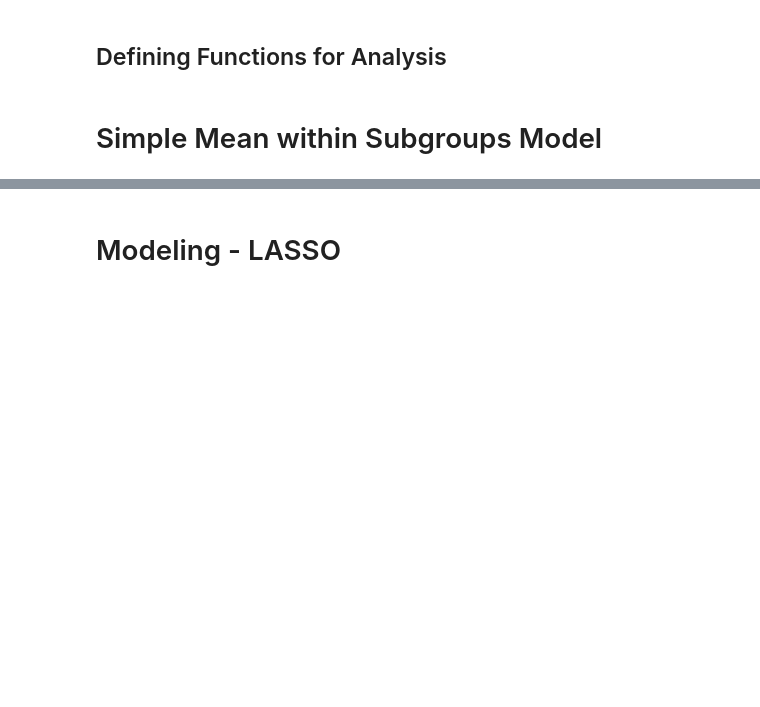
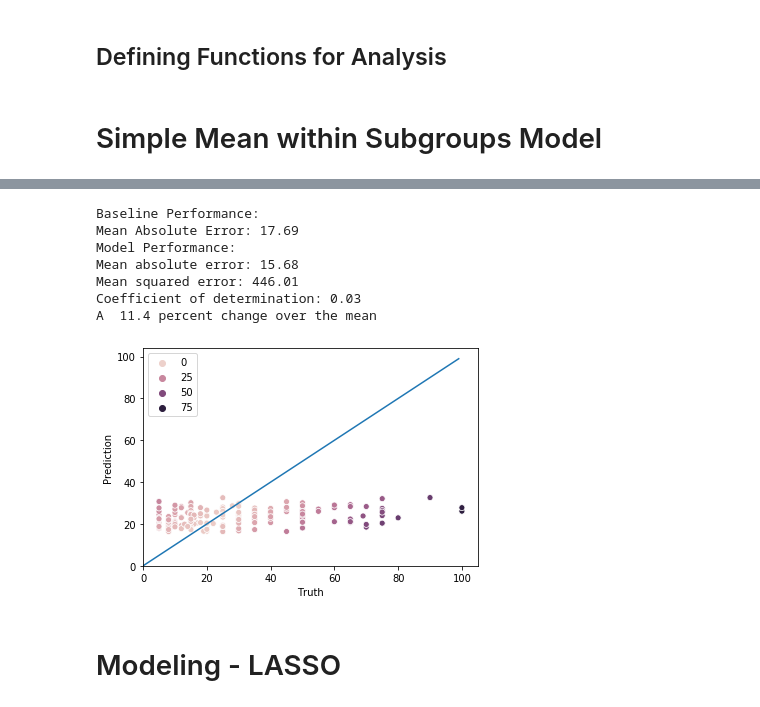
Before and after one commit to lmgibson/MyRate, a Jupyter notebook: notebooks/model_training.ipynb, the cells around one changed output, grey strips where cells are left out. Saved outputs shown, nothing was run; the diff lists cells and outputs as text; code cells hidden in the pictures; blank space fills up the shorter version.

```diff
--- a/notebooks/model_training.ipynb
+++ b/notebooks/model_training.ipynb
@@ -155,0 +156,6 @@ def plot_preds_truth(x, y):
+# %%
+# Convert Data into DMatrix
+dtest = xgb.DMatrix(X_test, label=y_test)
+dtrain = xgb.DMatrix(X_train, label=y_train)
+dtrain.save_binary((os.environ['PWD'] + '/data/cleaned/train.buffer'))
+dtest.save_binary((os.environ['PWD'] + '/data/cleaned/test.buffer'))
@@ -155,0 +242,4 @@ def plot_preds_truth(x, y):
+# %%
+# Updating params dictionary with selected values
+params['max_depth'] = 2
+params['min_child_weight'] = 12
@@ -155,0 +347,11 @@ def plot_preds_truth(x, y):
+# %%
+# Train Final Model
+model = xgb.train(
+    params,
+    dtrain,
+    num_boost_round=num_boost_round,
+    evals=[(dtest, "Test")],
+    early_stopping_rounds=10
+)
+
+print("Best MAE: {:.2f} in {} rounds".format(model.best_score, model.best_iteration+1))
@@ -155,0 +376,8 @@ def plot_preds_truth(x, y):
+# %%
+num_boost_round = model.best_iteration + 1
+best_model = xgb.train(
+    params,
+    dtrain,
+    num_boost_round=num_boost_round,
+    evals=[(dtest, "Test")]
+)
@@ -156,3 +402,21 @@ def plot_preds_truth(x, y):
+# %%
+print("Baseline Performance: ")
+baseline_performance(y_train, y_test)
+
+print("Model Performance: ")
+model_performance(best_model.predict(dtest), y_test, 17.69)
+
+# Plotting True Hourly Rates vs Predicted Hourly Rates
+plot_preds_truth(x = y_test, y = best_model.predict(dtest))
+# %% [output]
+Baseline Performance:
+Mean Absolute Error: 17.69
+Model Performance:
+Mean absolute error: 15.68
+Mean squared error: 446.01
+Coefficient of determination: 0.03
+A  11.4 percent change over the mean
+[figure, added]
 # %% [markdown]
 # Modeling - LASSO
 # %%
```
Also changed, not shown: parts of 20 cells of this notebook, 5 other files.
